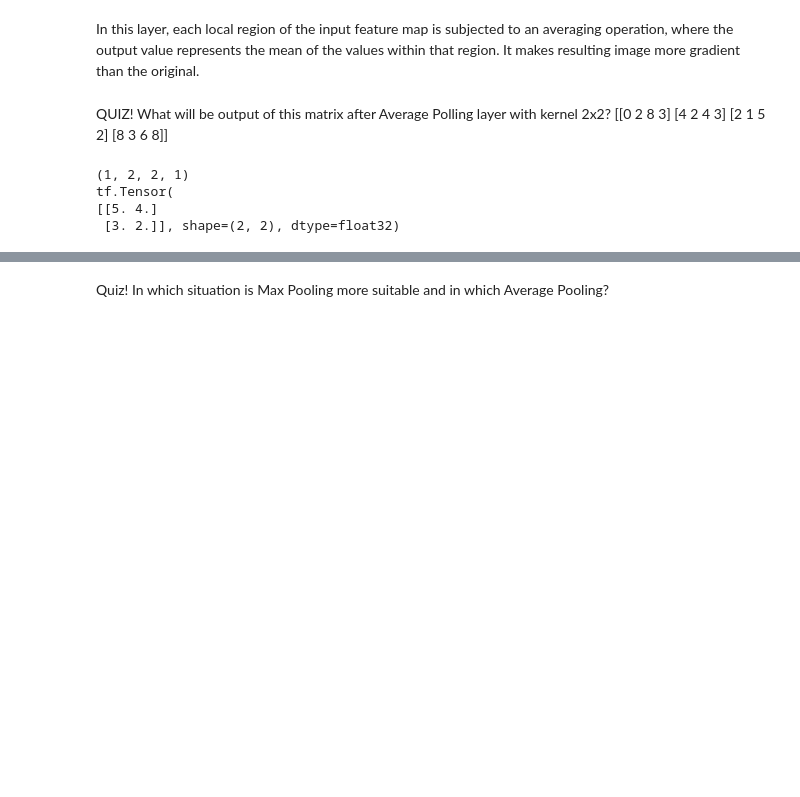
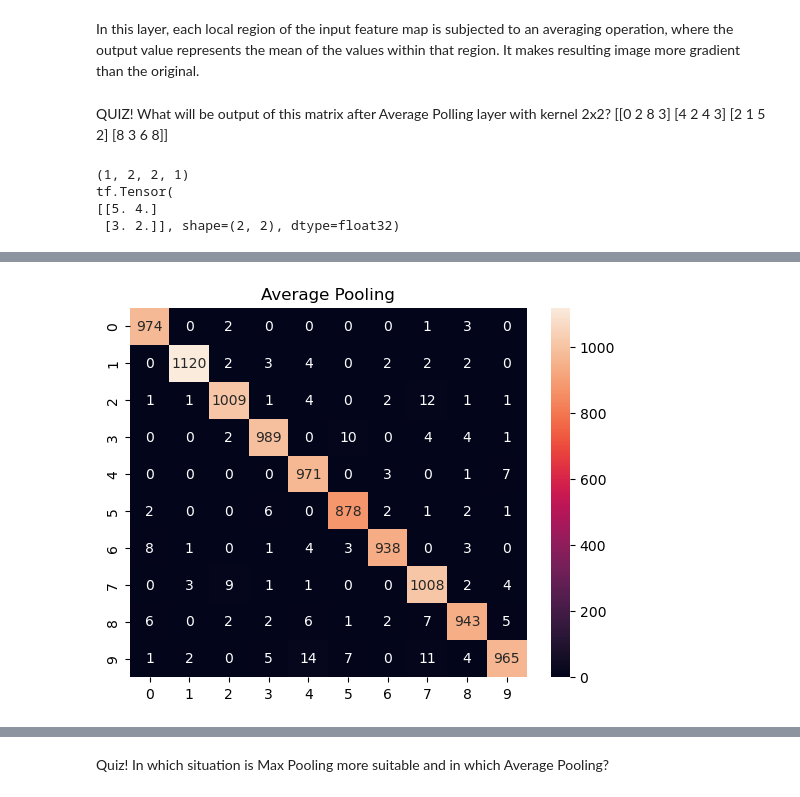
Before and after one commit to diikiin/pooling, a Jupyter notebook: pooling.ipynb, the cells around one changed output, grey strips where cells are left out. Cells and saved outputs as stored; diff of their text form; code cells hidden in the pictures; blank space fills up the shorter version.

```diff
--- a/pooling.ipynb
+++ b/pooling.ipynb
@@ -80,3 +133,19 @@ print(tf.squeeze(average_pooled_matrix))
 tf.Tensor(
 [[5. 4.]
  [3. 2.]], shape=(2, 2), dtype=float32)
+# %%
+avg_pool_model = tf.keras.models.Sequential([
+    tf.keras.layers.Conv2D(32, (3,3), activation="relu", padding="same", input_shape=(28, 28, 1)),
+    tf.keras.layers.AveragePooling2D((2,2), strides=(2,2)),
+    tf.keras.layers.Flatten(),
+    tf.keras.layers.Dense(10, activation="softmax")
+])
+
+avg_pool_model.compile(
+    optimizer="adam",
+    loss = "sparse_categorical_crossentropy",
+    metrics=["sparse_categorical_accuracy"]
+)
+# %%
+%%time
+avg_pool_model.fit(X_train, y_train, epochs=5)
@@ -82,0 +170,3 @@ tf.Tensor(
+# %%
+y_pred_avg_pool = avg_pool_model.predict(X_test)
+y_pred_avg_pool = np.argmax(y_pred_avg_pool, axis=1)
@@ -83,3 +175,11 @@ tf.Tensor(
+# %%
+cm_avg_pool = confusion_matrix(y_test, y_pred_avg_pool)
+
+sns.heatmap(cm_avg_pool, annot=True, fmt='g')
+plt.title('Average Pooling')
+plt.show()
+# %% [output]
+[figure, added]
 # %% [markdown]
 ![SegmentLocal](pooling.gif "Pooling layers")
 # %% [markdown]
```
Also changed, not shown: parts of 13 cells of this notebook.
